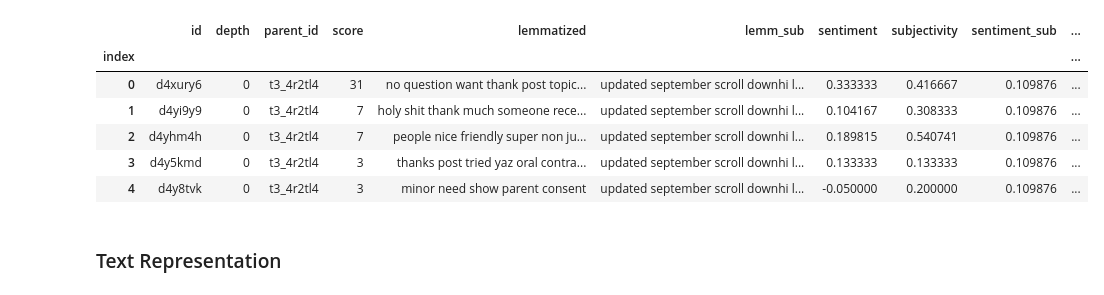
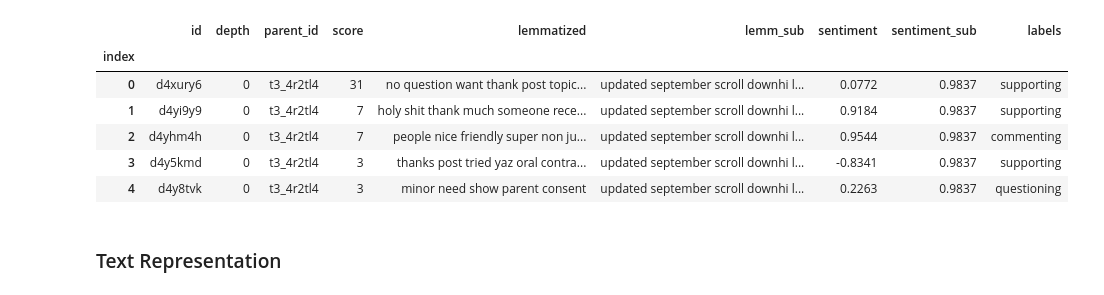
Before and after one commit to daniddelrio/Philippine-Contraception-Discourse, a Jupyter notebook: text_analysis_posts.ipynb, the cells around one changed output. Saved outputs shown, nothing was run; the diff lists cells and outputs as text; code cells hidden in the pictures.

```diff
--- a/text_analysis_posts.ipynb
+++ b/text_analysis_posts.ipynb
@@ -13,18 +13,18 @@ from sklearn.decomposition import LatentDirichletAllocation, PCA
 pyLDAvis.enable_notebook()
 style.use('fivethirtyeight')
 # %%
-df = pd.read_csv('preprocessed_data_2.csv')
+df = pd.read_csv('preprocessed_data_vader.csv')
 df.rename({'Unnamed: 0' : 'index'}, axis=1, inplace=True)
 df = df.set_index('index')
 df.head()
 # %% [output]
-|  | id | depth | parent_id | score | lemmatized | lemm_sub | sentiment | subjectivity | sentiment_sub | ... |
-| index |  |  |  |  |  |  |  |  |  | ... |
-| 0 | d4xury6 | 0 | t3_4r2tl4 | 31 | no question want thank post topic... | updated september scroll downhi l... | 0.333333 | 0.416667 | 0.109876 | ... |
-| 1 | d4yi9y9 | 0 | t3_4r2tl4 | 7 | holy shit thank much someone rece... | updated september scroll downhi l... | 0.104167 | 0.308333 | 0.109876 | ... |
-| 2 | d4yhm4h | 0 | t3_4r2tl4 | 7 | people nice friendly super non ju... | updated september scroll downhi l... | 0.189815 | 0.540741 | 0.109876 | ... |
-| 3 | d4y5kmd | 0 | t3_4r2tl4 | 3 | thanks post tried yaz oral contra... | updated september scroll downhi l... | 0.133333 | 0.133333 | 0.109876 | ... |
-| 4 | d4y8tvk | 0 | t3_4r2tl4 | 3 | minor need show parent consent | updated september scroll downhi l... | -0.050000 | 0.200000 | 0.109876 | ... |
+|  | id | depth | parent_id | score | lemmatized | lemm_sub | sentiment | sentiment_sub | labels |
+| index |  |  |  |  |  |  |  |  |  |
+| 0 | d4xury6 | 0 | t3_4r2tl4 | 31 | no question want thank post topic... | updated september scroll downhi l... | 0.0772 | 0.9837 | supporting |
+| 1 | d4yi9y9 | 0 | t3_4r2tl4 | 7 | holy shit thank much someone rece... | updated september scroll downhi l... | 0.9184 | 0.9837 | supporting |
+| 2 | d4yhm4h | 0 | t3_4r2tl4 | 7 | people nice friendly super non ju... | updated september scroll downhi l... | 0.9544 | 0.9837 | commenting |
+| 3 | d4y5kmd | 0 | t3_4r2tl4 | 3 | thanks post tried yaz oral contra... | updated september scroll downhi l... | -0.8341 | 0.9837 | supporting |
+| 4 | d4y8tvk | 0 | t3_4r2tl4 | 3 | minor need show parent consent | updated september scroll downhi l... | 0.2263 | 0.9837 | questioning |
 # %% [markdown]
 ### Text Representation
 # %%
```
Also changed, not shown: parts of 4 cells of this notebook, 2 other files.
